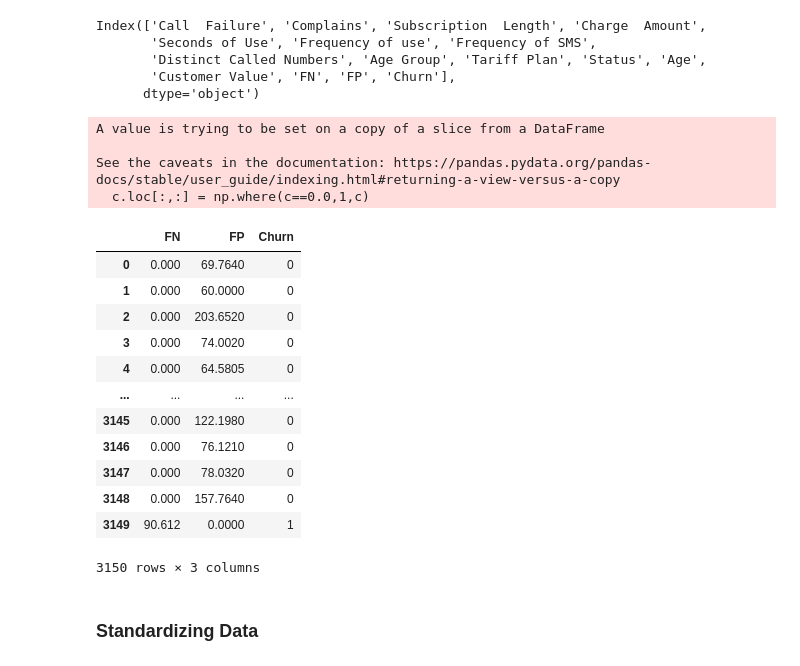
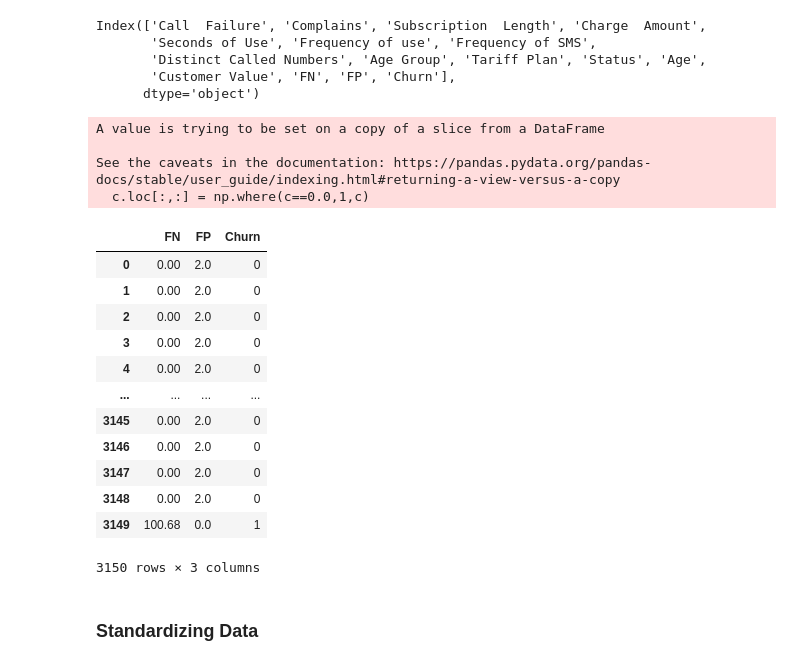
Before and after one commit to royjafari/SOED, a Jupyter notebook: examples/customer_churn/customer_churn.ipynb, the cells around one changed output. Drawn from its saved outputs; the diff is of its cells as text; code cells hidden in the pictures.

Commit message:
adds customer_churn example

```diff
--- a/examples/customer_churn/customer_churn.ipynb
+++ b/examples/customer_churn/customer_churn.ipynb
@@ -53,36 +53,38 @@ Index(['Call  Failure', 'Complains', 'Subscription  Length', 'Charge  Amount',
        'Distinct Called Numbers', 'Age Group', 'Tariff Plan', 'Status', 'Age',
        'Customer Value', 'FN', 'FP', 'Churn'],
       dtype='object')
+# %%
+customer_df['Customer Value'] = customer_df['Customer Value'].replace({0:1}).sort_values()
 # %%
 X = customer_df[['Call  Failure', 'Complains', 'Subscription  Length', 'Charge  Amount',
        'Seconds of Use', 'Frequency of use', 'Frequency of SMS',
        'Distinct Called Numbers', 'Age Group', 'Tariff Plan', 'Status', 'Age',
        'Customer Value']]
 y = customer_df['Churn']
 c = customer_df[['FN','FP']]
 
 c.loc[:,:] = np.where(c==0.0,1,c)
 
-c.loc[:,'FN'] = np.where(y==0,0,c['FN'])
-c.loc[:,'FP'] = np.where(y==1,0,c['FP'])
+c.loc[:,'FN'] = np.where(y==0,0,X['Customer Value'])
+c.loc[:,'FP'] = np.where(y==1,0,2.0)
 c.join(y)
 # %% [output]
 A value is trying to be set on a copy of a slice from a DataFrame
 
 See the caveats in the documentation: https://pandas.pydata.org/pandas-docs/stable/user_guide/indexing.html#returning-a-view-versus-a-copy
   c.loc[:,:] = np.where(c==0.0,1,c)
 |  | FN | FP | Churn |
-| 0 | 0.000 | 69.7640 | 0 |
-| 1 | 0.000 | 60.0000 | 0 |
-| 2 | 0.000 | 203.6520 | 0 |
-| 3 | 0.000 | 74.0020 | 0 |
-| 4 | 0.000 | 64.5805 | 0 |
+| 0 | 0.00 | 2.0 | 0 |
+| 1 | 0.00 | 2.0 | 0 |
+| 2 | 0.00 | 2.0 | 0 |
+| 3 | 0.00 | 2.0 | 0 |
+| 4 | 0.00 | 2.0 | 0 |
 | ... | ... | ... | ... |
-| 3145 | 0.000 | 122.1980 | 0 |
-| 3146 | 0.000 | 76.1210 | 0 |
-| 3147 | 0.000 | 78.0320 | 0 |
-| 3148 | 0.000 | 157.7640 | 0 |
-| 3149 | 90.612 | 0.0000 | 1 |
+| 3145 | 0.00 | 2.0 | 0 |
+| 3146 | 0.00 | 2.0 | 0 |
+| 3147 | 0.00 | 2.0 | 0 |
+| 3148 | 0.00 | 2.0 | 0 |
+| 3149 | 100.68 | 0.0 | 1 |
 3150 rows × 3 columns
 # %% [markdown]
 ### Standardizing Data
```
Also changed, not shown: parts of 14 cells of this notebook, 4 other files.
